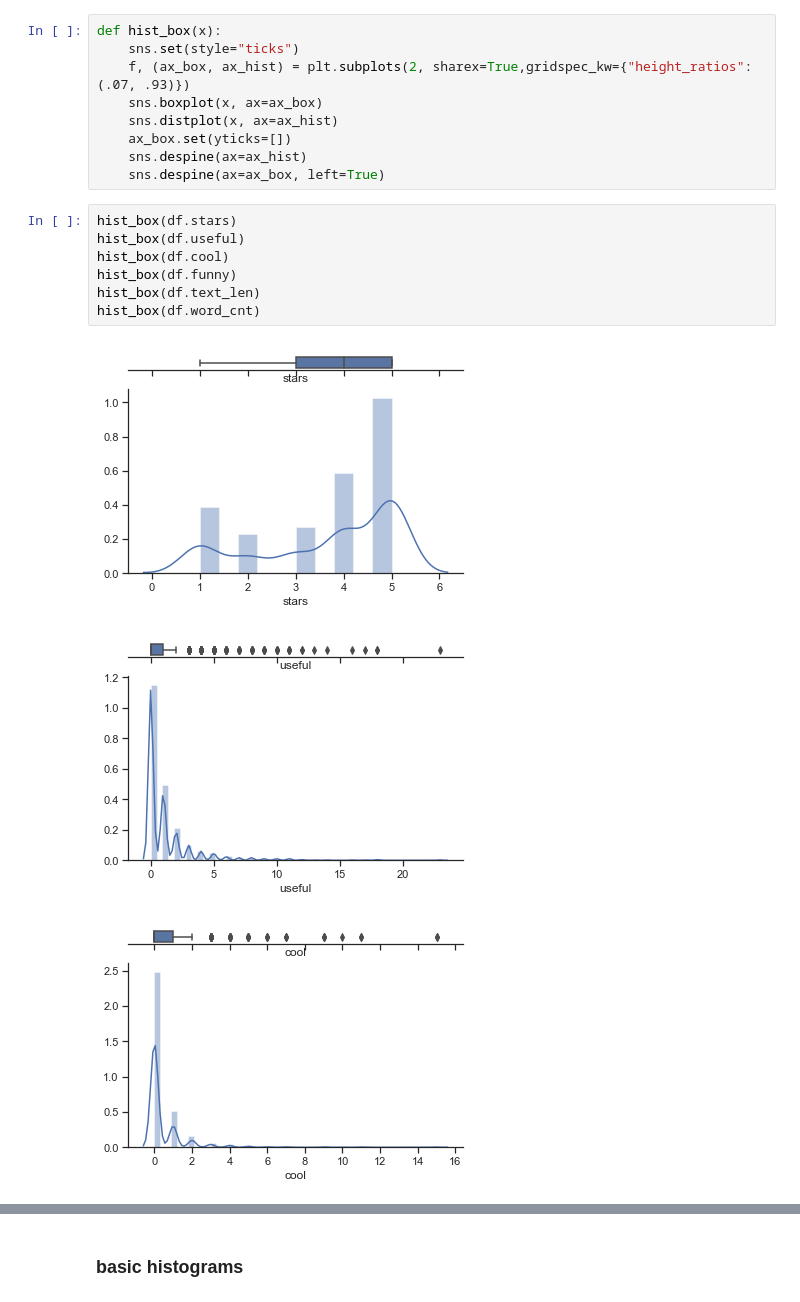
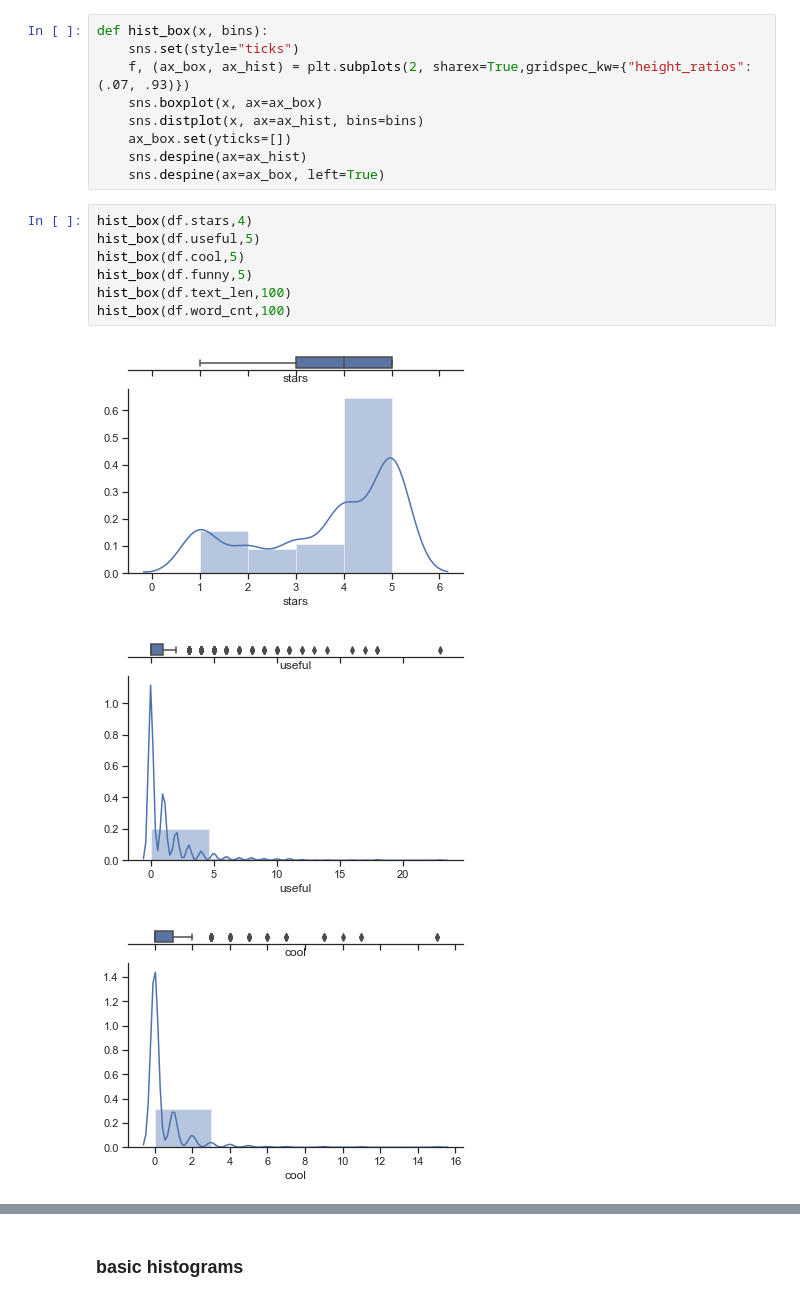
Before and after one commit to will-hill/Yelp_NLP, a Jupyter notebook: 2.Data_Exploration.ipynb, the cells around one changed output, grey strips where cells are left out. Cells and saved outputs as stored; diff of their text form.

```diff
--- a/2.Data_Exploration.ipynb
+++ b/2.Data_Exploration.ipynb
@@ -17,20 +14,20 @@ import matplotlib.pyplot as plt
 # %%
-def hist_box(x):
+def hist_box(x, bins):
     sns.set(style="ticks")
     f, (ax_box, ax_hist) = plt.subplots(2, sharex=True,gridspec_kw={"height_ratios": (.07, .93)})
     sns.boxplot(x, ax=ax_box)
-    sns.distplot(x, ax=ax_hist)
+    sns.distplot(x, ax=ax_hist, bins=bins)
     ax_box.set(yticks=[])
     sns.despine(ax=ax_hist)
     sns.despine(ax=ax_box, left=True)
 # %%
-hist_box(df.stars)
-hist_box(df.useful)
-hist_box(df.cool)
-hist_box(df.funny)
-hist_box(df.text_len)
-hist_box(df.word_cnt)
+hist_box(df.stars,4)
+hist_box(df.useful,5)
+hist_box(df.cool,5)
+hist_box(df.funny,5)
+hist_box(df.text_len,100)
+hist_box(df.word_cnt,100)
 # %% [output]
-[figure, old version]
+[figure, new version]
-[figure, old version]
+[figure, new version]
-[figure, old version]
+[figure, new version]
```
Also changed, not shown: parts of 8 cells of this notebook.
